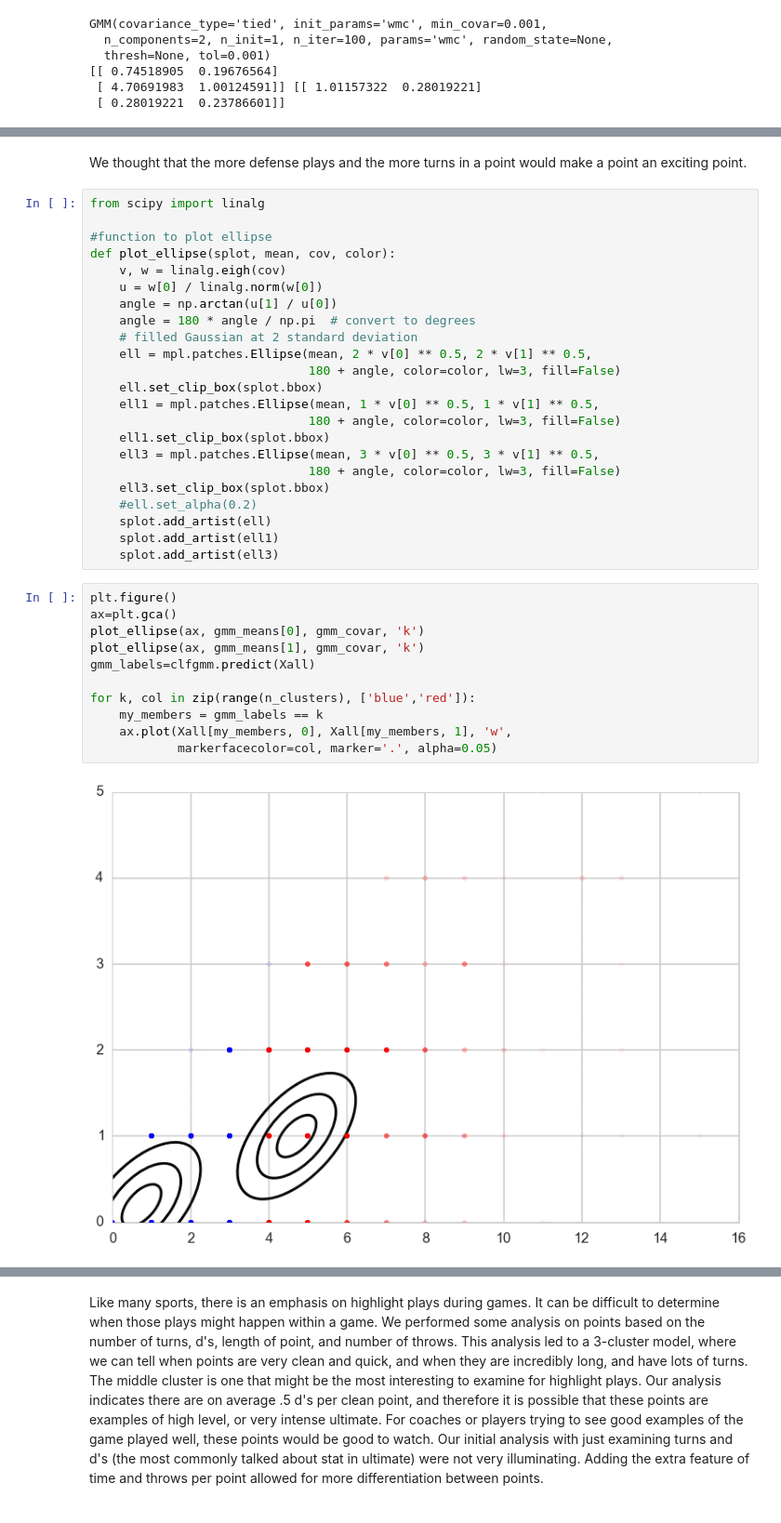
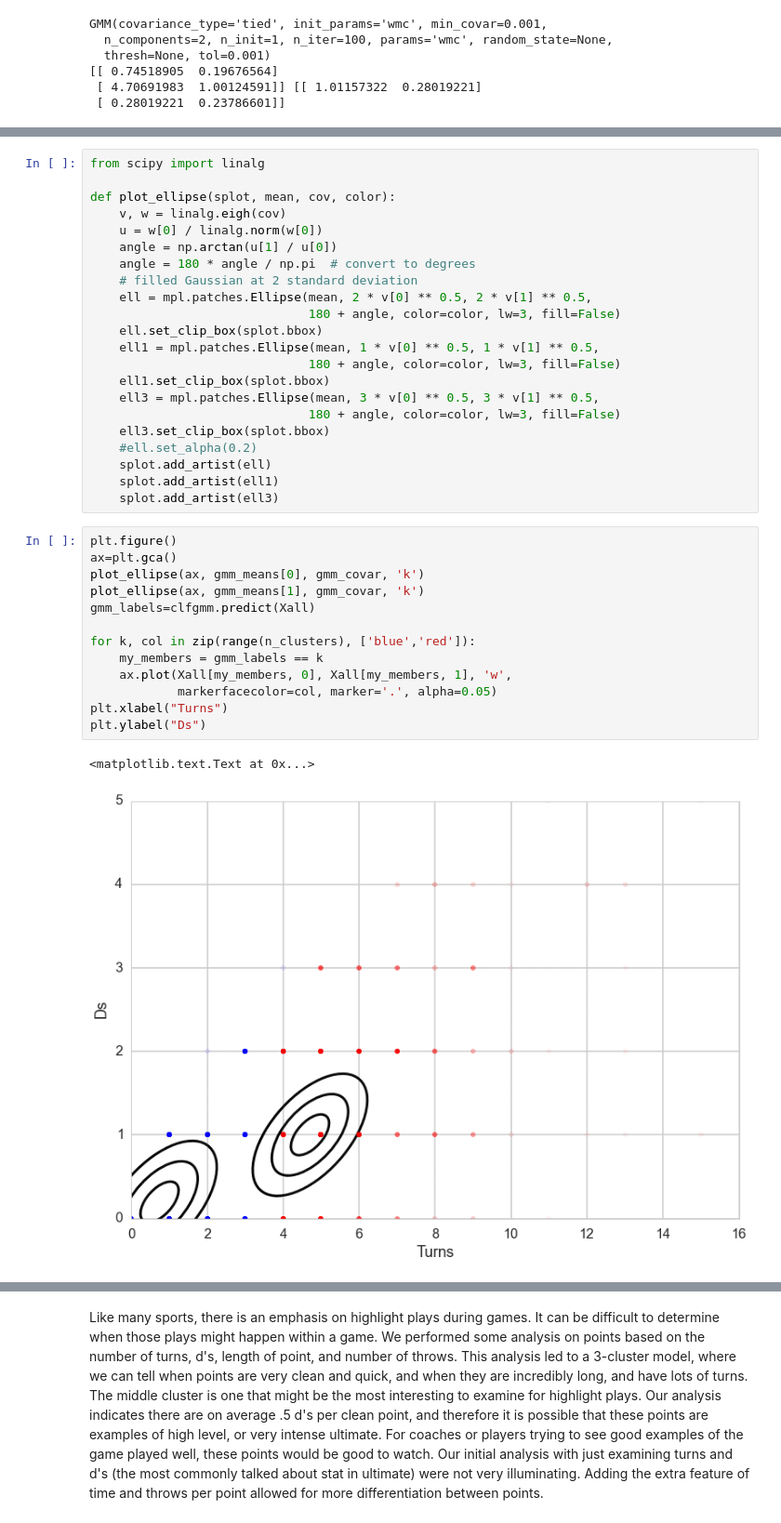
Before and after one commit to karinehsu/cs109-final-project, a Jupyter notebook: MASTER.ipynb, the cells around one changed output, grey strips where cells are left out. Shown at 93% size. Cells and saved outputs as stored; diff of their text form.

```diff
--- a/MASTER.ipynb
+++ b/MASTER.ipynb
@@ -827,9 +936,6 @@ plt.ylabel("D's")
-# %% [markdown]
-We thought that the more defense plays and the more turns in a point would make a point an exciting point.
 # %%
 from scipy import linalg
 
-#function to plot ellipse
 def plot_ellipse(splot, mean, cov, color):
     v, w = linalg.eigh(cov)
     u = w[0] / linalg.norm(w[0])
@@ -852,13 +958,16 @@ def plot_ellipse(splot, mean, cov, color):
 # %%
 plt.figure()
 ax=plt.gca()
 plot_ellipse(ax, gmm_means[0], gmm_covar, 'k')
 plot_ellipse(ax, gmm_means[1], gmm_covar, 'k')
 gmm_labels=clfgmm.predict(Xall)
 
 for k, col in zip(range(n_clusters), ['blue','red']):
     my_members = gmm_labels == k
     ax.plot(Xall[my_members, 0], Xall[my_members, 1], 'w',
             markerfacecolor=col, marker='.', alpha=0.05)
+plt.xlabel("Turns")
+plt.ylabel("Ds")
 # %% [output]
+<matplotlib.text.Text at 0x...>
-[figure, old version]
+[figure, new version]
```
Also changed, not shown: parts of 36 cells of this notebook.
